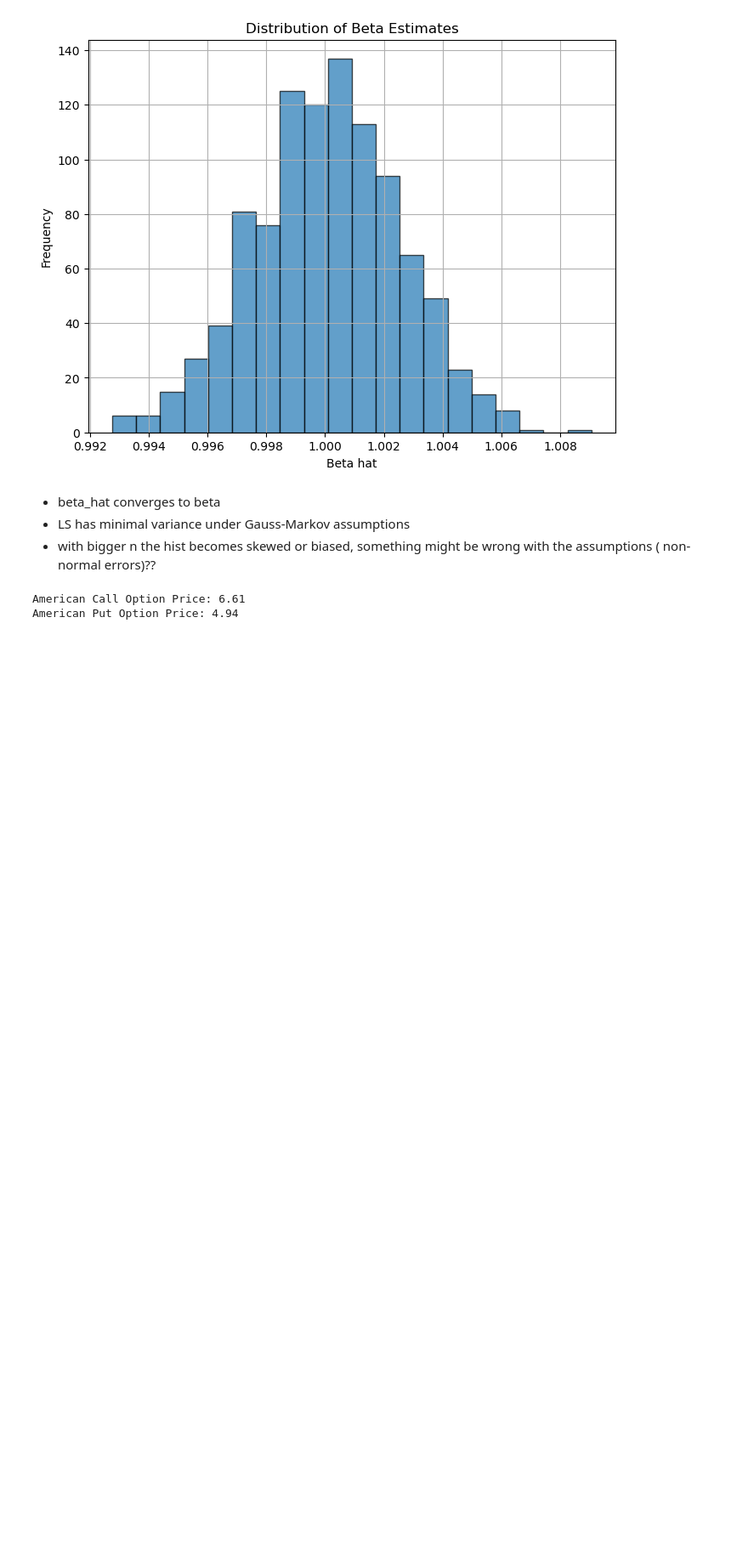
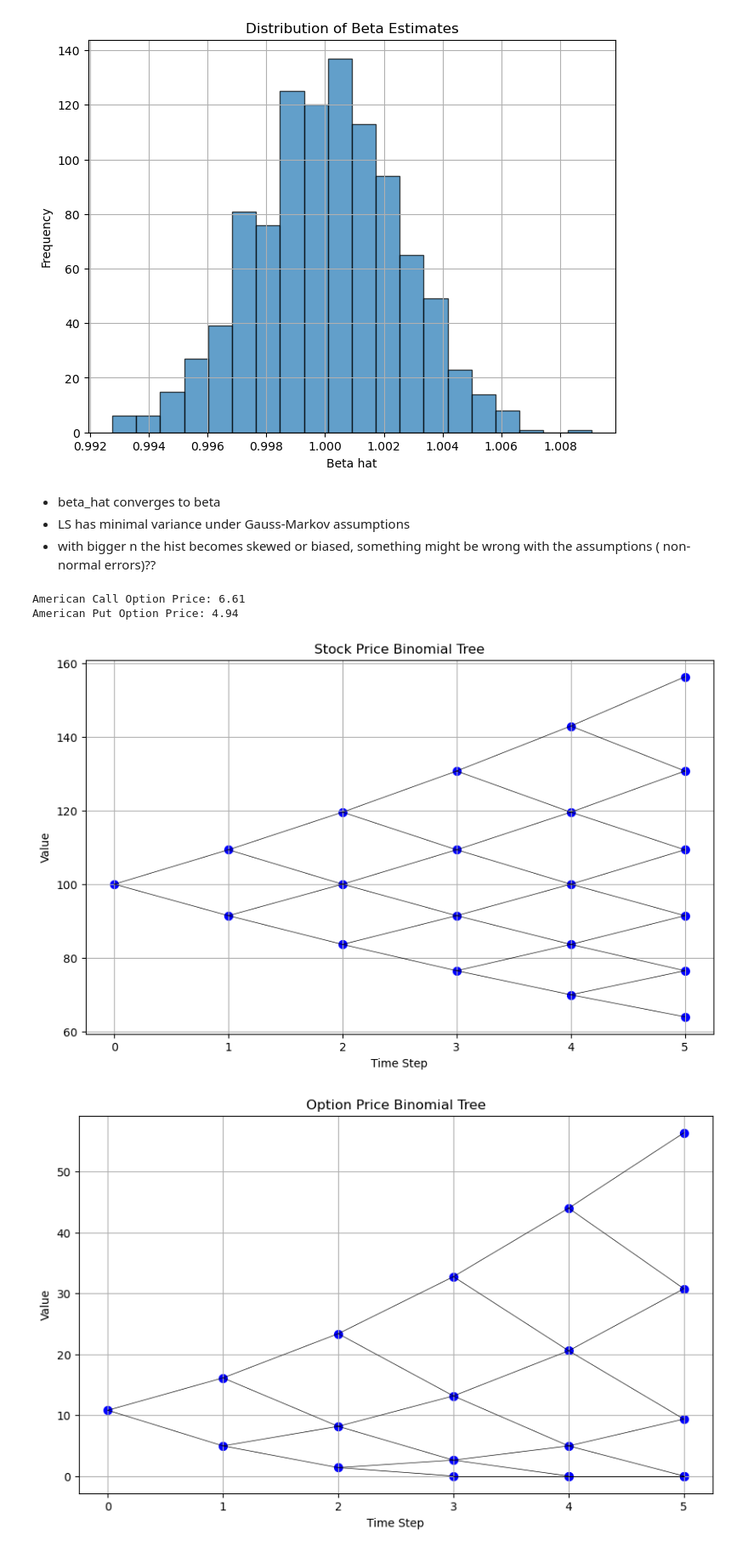
Before and after one commit to hajar6883/Algorithms-for-Finance, a Jupyter notebook: derivatives_Modeling/notebooks/option_pricing_basics.ipynb, the cells around one changed output. Shown at 85% size. Drawn from its saved outputs; the diff is of its cells as text; code cells hidden in the pictures; blank space fills up the shorter version.

```diff
--- a/derivatives_Modeling/notebooks/option_pricing_basics.ipynb
+++ b/derivatives_Modeling/notebooks/option_pricing_basics.ipynb
@@ -273,3 +274,32 @@ print(f"American Put Option Price: {american_put_price:.2f}")
 # %% [output]
 American Call Option Price: 6.61
 American Put Option Price: 4.94
+# %%
+stock_tree, option_tree = Binomial_Tree_american_option(100,100,1, .05, 0.2, 5 , 'call')
+# %%
+def plot_binomial_tree(tree, title):
+    N = tree.shape[1] - 1
+    plt.figure(figsize=(10, 6))
+
+    # Plot each node in the tree
+    for i in range(N+1):
+        for j in range(i+1):
+            plt.scatter(i, tree[j, i], color='blue', s=50)  # Nodes
+            if i < N:
+                plt.plot([i, i+1], [tree[j, i], tree[j, i+1]], 'k-', lw=0.5)  # Up move
+                plt.plot([i, i+1], [tree[j, i], tree[j+1, i+1]], 'k-', lw=0.5)  # Down move
+
+    plt.title(title)
+    plt.xlabel("Time Step")
+    plt.ylabel("Value")
+    plt.grid(True)
+    plt.show()
+# %%
+
+
+plot_binomial_tree(stock_tree, "Stock Price Binomial Tree")
+
+plot_binomial_tree(option_tree, "Option Price Binomial Tree")
+# %% [output]
+[figure, added]
+[figure, added]
```
Also changed, not shown: parts of 2 cells of this notebook, 1 other file.
